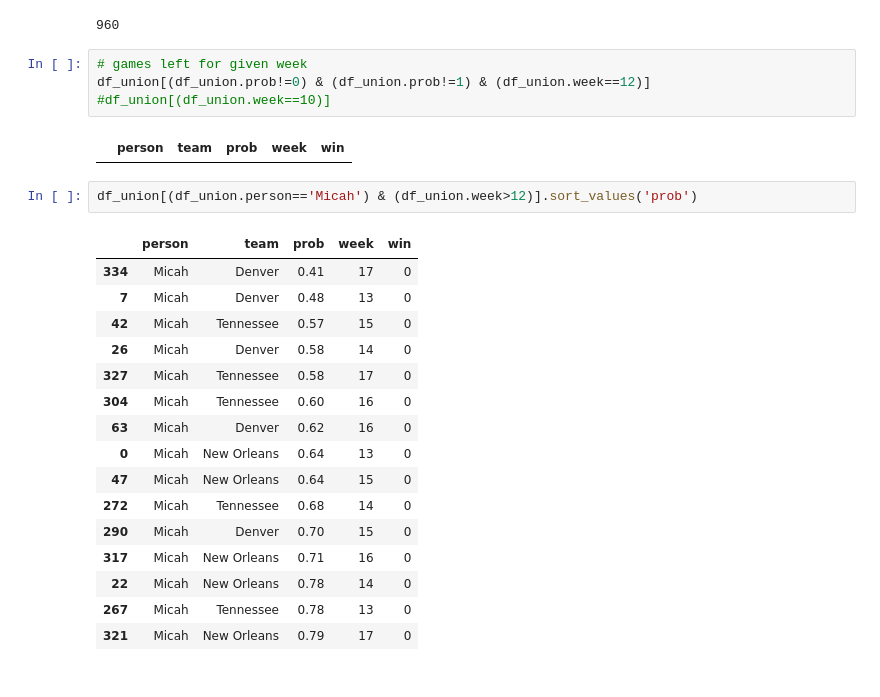
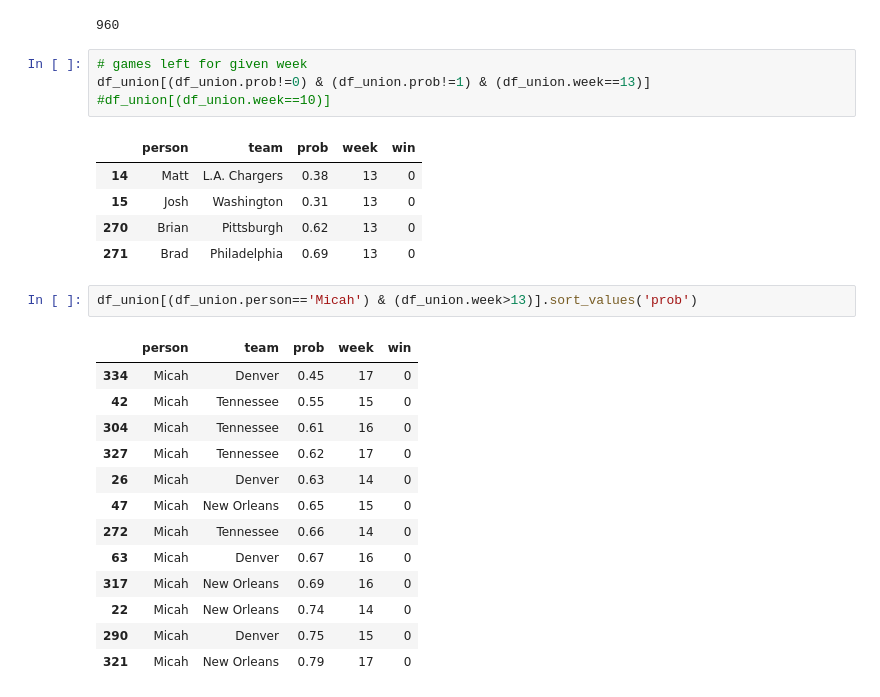
Before and after one commit to rytido/justfun, a Jupyter notebook: WinsPool.ipynb, the cells around one changed output. Cells and saved outputs as stored; diff of their text form.

```diff
--- a/WinsPool.ipynb
+++ b/WinsPool.ipynb
@@ -311,28 +311,29 @@ open("report.txt", "w").write(text)
 960
 # %%
 # games left for given week
-df_union[(df_union.prob!=0) & (df_union.prob!=1) & (df_union.week==12)]
+df_union[(df_union.prob!=0) & (df_union.prob!=1) & (df_union.week==13)]
 #df_union[(df_union.week==10)]
 # %% [output]
 |  | person | team | prob | week | win |
+| 14 | Matt | L.A. Chargers | 0.38 | 13 | 0 |
+| 15 | Josh | Washington | 0.31 | 13 | 0 |
+| 270 | Brian | Pittsburgh | 0.62 | 13 | 0 |
+| 271 | Brad | Philadelphia | 0.69 | 13 | 0 |
 # %%
-df_union[(df_union.person=='Micah') & (df_union.week>12)].sort_values('prob')
+df_union[(df_union.person=='Micah') & (df_union.week>13)].sort_values('prob')
 # %% [output]
 |  | person | team | prob | week | win |
-| 334 | Micah | Denver | 0.41 | 17 | 0 |
-| 7 | Micah | Denver | 0.48 | 13 | 0 |
-| 42 | Micah | Tennessee | 0.57 | 15 | 0 |
-| 26 | Micah | Denver | 0.58 | 14 | 0 |
-| 327 | Micah | Tennessee | 0.58 | 17 | 0 |
-| 304 | Micah | Tennessee | 0.60 | 16 | 0 |
-| 63 | Micah | Denver | 0.62 | 16 | 0 |
-| 0 | Micah | New Orleans | 0.64 | 13 | 0 |
-| 47 | Micah | New Orleans | 0.64 | 15 | 0 |
-| 272 | Micah | Tennessee | 0.68 | 14 | 0 |
-| 290 | Micah | Denver | 0.70 | 15 | 0 |
-| 317 | Micah | New Orleans | 0.71 | 16 | 0 |
-| 22 | Micah | New Orleans | 0.78 | 14 | 0 |
-| 267 | Micah | Tennessee | 0.78 | 13 | 0 |
+| 334 | Micah | Denver | 0.45 | 17 | 0 |
+| 42 | Micah | Tennessee | 0.55 | 15 | 0 |
+| 304 | Micah | Tennessee | 0.61 | 16 | 0 |
+| 327 | Micah | Tennessee | 0.62 | 17 | 0 |
+| 26 | Micah | Denver | 0.63 | 14 | 0 |
+| 47 | Micah | New Orleans | 0.65 | 15 | 0 |
+| 272 | Micah | Tennessee | 0.66 | 14 | 0 |
+| 63 | Micah | Denver | 0.67 | 16 | 0 |
+| 317 | Micah | New Orleans | 0.69 | 16 | 0 |
+| 22 | Micah | New Orleans | 0.74 | 14 | 0 |
+| 290 | Micah | Denver | 0.75 | 15 | 0 |
 | 321 | Micah | New Orleans | 0.79 | 17 | 0 |
 # %%
 # scores by week
```
Also changed, not shown: parts of 8 cells of this notebook, 4 other files.
